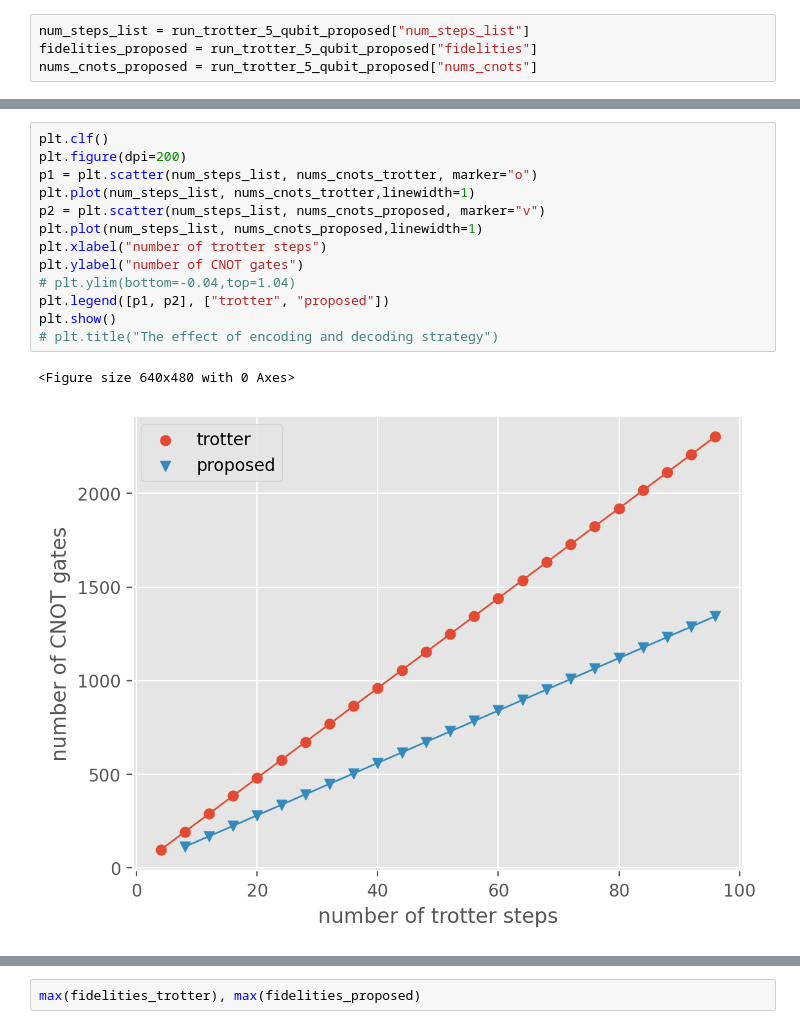
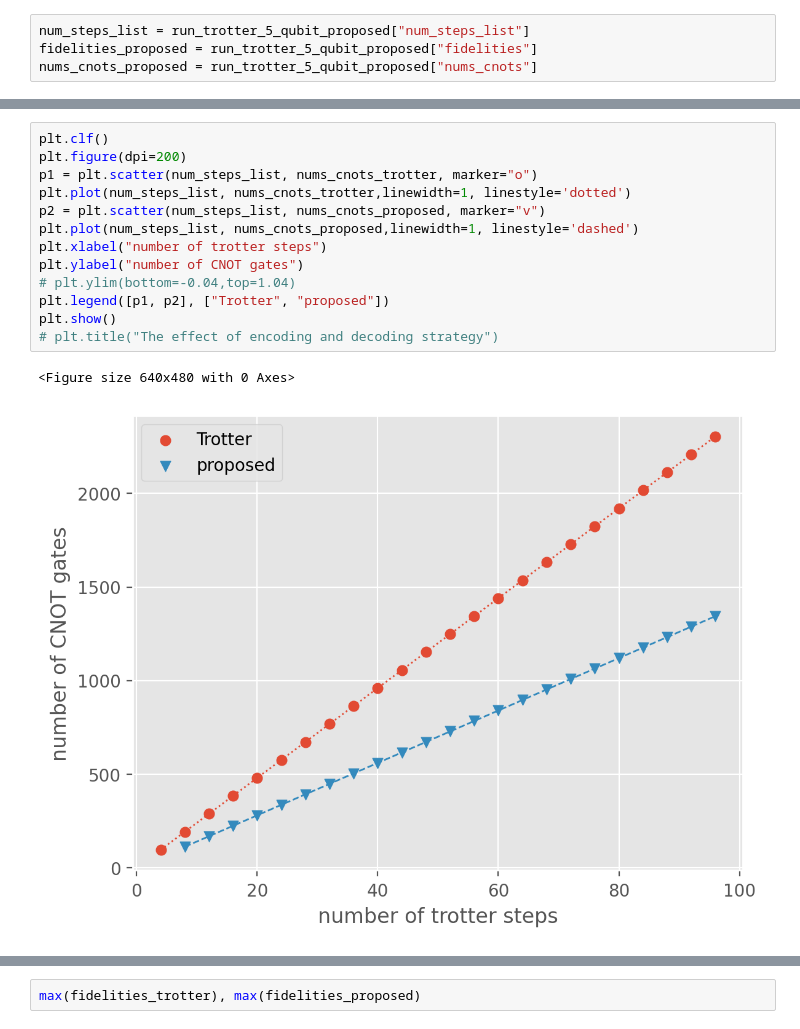
Before and after one commit to BOBO1997/osp_solutions, a Jupyter notebook: simulation/depolarising/9-qubit/visualise_9-qubit.ipynb, the cells around one changed output, grey strips where cells are left out. Saved outputs shown, nothing was run; the diff lists cells and outputs as text.

```diff
--- a/simulation/depolarising/9-qubit/visualise_9-qubit.ipynb
+++ b/simulation/depolarising/9-qubit/visualise_9-qubit.ipynb
@@ -59,19 +59,19 @@ plt.show()
 # %%
 plt.clf()
 plt.figure(dpi=200)
 p1 = plt.scatter(num_steps_list, nums_cnots_trotter, marker="o")
-plt.plot(num_steps_list, nums_cnots_trotter,linewidth=1)
+plt.plot(num_steps_list, nums_cnots_trotter,linewidth=1, linestyle='dotted')
 p2 = plt.scatter(num_steps_list, nums_cnots_proposed, marker="v")
-plt.plot(num_steps_list, nums_cnots_proposed,linewidth=1)
+plt.plot(num_steps_list, nums_cnots_proposed,linewidth=1, linestyle='dashed')
 plt.xlabel("number of trotter steps")
 plt.ylabel("number of CNOT gates")
 # plt.ylim(bottom=-0.04,top=1.04)
-plt.legend([p1, p2], ["trotter", "proposed"])
+plt.legend([p1, p2], ["Trotter", "proposed"])
 plt.show()
 # plt.title("The effect of encoding and decoding strategy")
 # %% [output]
 <Figure size 640x480 with 0 Axes>
-[figure, old version]
+[figure, new version]
 # %%
 plt.clf()
 plt.figure(dpi=200)
```
Also changed, not shown: parts of 4 cells of this notebook, 7 other files.
